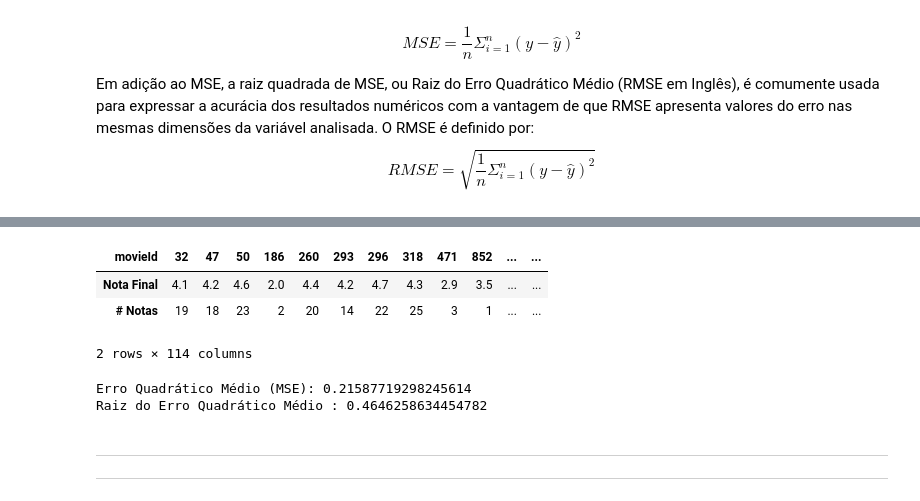
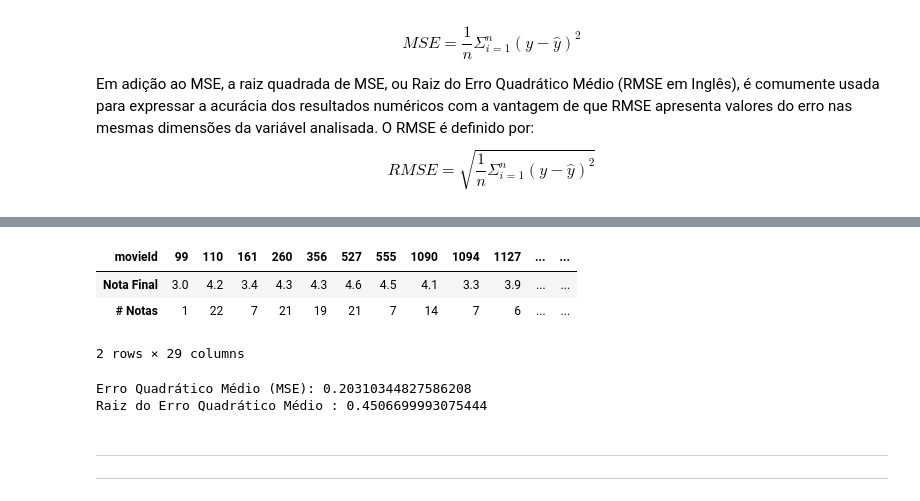
Before and after one commit to xnes/recsys, a Jupyter notebook: rec_sys_apresentacao.ipynb, the cells around one changed output, grey strips where cells are left out. Cells and saved outputs as stored; diff of their text form; code cells hidden in the pictures.

Commit message:
nova função "obter_mais_similares" e item-based

```diff
--- a/rec_sys_apresentacao.ipynb
+++ b/rec_sys_apresentacao.ipynb
@@ -173,10 +173,15 @@ $$r_{xy} =\frac{\sum ^n _{i=1}(x_i - \bar{x})(y_i - \bar{y})}{\sqrt{\sum ^n _{i=
 # %% [markdown]
 ### Pegar os k usuários mais similares ao Target selecionado
 # %%
-def obter_mais_similares(target, matriz_similaridade=users_cosine, matriz_dados=movies_X_users, k = 25):
-    todas_similaridades = matriz_similaridade.loc[target].to_numpy()     #criar um array com a linha do target na matrix de similaridades
-    usuarios_mais_similares = matriz_dados.index[todas_similaridades.argpartition(-k)[-k-1:-1]] #seleciona os k com similaridade mais alta no vetor excluindo ele mesmo
-    return usuarios_mais_similares
+# DEPRECATED: APRESENTAVA ALGUNS ERRROS E VOLTAVA UMA LISTA
+#def obter_mais_similares(target, matriz_similaridade, matriz_dados, k = 25):
+#    todas_similaridades = matriz_similaridade.loc[target].to_numpy()     #criar um array com a linha do target na matrix de similaridades
+#    k_mais_similares = matriz_dados.index[todas_similaridades.argpartition(-k)[-k-1:-1]] #seleciona os k com similaridade mais alta no vetor excluindo ele mesmo
+#    return k_mais_similares
+def obter_mais_similares(target, matriz_similaridade, matriz_dados, k = 25):
+    similares = matriz_similaridade.loc[target].sort_values(ascending=False).drop(target)
+    similares = similares[similares!=0]
+    return similares.iloc[:k]
 # %% [markdown]
 ### Matriz de filmes não vistos pelo usuário target e que receberam notas dos usuários mais similares
 # %%
@@ -210,23 +215,18 @@ $$ nota_ = {\sum coeficienteUsuário * notaUsuário \over \sum coeficienteUsuár
 # %%
-def predizer_notas(target, filmes, matriz_similaridade = users_cosine, matriz_dados = movies_X_users, k=25, min_threshold=0): # min_threshold: qtd mínima de notas para ser considerada ao recomendar um filme
-    #Dataframe com a similaridade_dos_mais_similares: [userId, coeficiente de similaridade]
+def predizer_notas(target, filmes, matriz_similaridade = users_cosine, matriz_dados = movies_X_users, k=25, min_threshold=0):
+                                            # min_threshold: qtd mínima de notas para ser considerada ao recomendar um filme
+    similares = obter_mais_similares(target, matriz_similaridade, matriz_dados, 25)
 
-    similares = obter_mais_similares(target, matriz_similaridade, matriz_dados, 25)
-    similaridade_dos_mais_similares = matriz_similaridade.loc[target,similares]
-
-    #obter_mais_similares(target = 1, k = 25, matriz_similaridade=users_cosine, matriz_dados=movies_X_users):
-
-    #matriz_similares_filmes = movies_X_users.loc[similares
     resultado = pd.DataFrame(columns=filmes, index=['Nota Final', '# Notas'] )
     resultado.columns.name = 'movieId'
     for filme in filmes:
         numerador = 0
         denominador = 0
         qtd_notas = 0
-        for similar in similares:
+        for similar in similares.index:
             nota = matriz_dados.loc[similar,filme]
             if (nota != 0):
-                coeficiente = similaridade_dos_mais_similares[similar]
+                coeficiente = similares[similar]
                 numerador += nota * coeficiente
                 denominador += coeficiente
                 qtd_notas += 1
@@ -292,15 +292,14 @@ rnd_user
 # %%
 rnd_user_id = rnd_user.index.values[0]
 
 filmes_assistidos = listar_filmes_ja_vistos(rnd_user_id, movies_X_users)
-similares = obter_mais_similares(rnd_user_id)
 predicao = predizer_notas(rnd_user_id, filmes_assistidos, users_cosine, movies_X_users, 25, 0)
 predicao
 # %% [output]
-| movieId | 32 | 47 | 50 | 186 | 260 | 293 | 296 | 318 | 471 | 852 | ... | ... |
-| Nota Final | 4.1 | 4.2 | 4.6 | 2.0 | 4.4 | 4.2 | 4.7 | 4.3 | 2.9 | 3.5 | ... | ... |
-| # Notas | 19 | 18 | 23 | 2 | 20 | 14 | 22 | 25 | 3 | 1 | ... | ... |
+| movieId | 99 | 110 | 161 | 260 | 356 | 527 | 555 | 1090 | 1094 | 1127 | ... | ... |
+| Nota Final | 3.0 | 4.2 | 3.4 | 4.3 | 4.3 | 4.6 | 4.5 | 4.1 | 3.3 | 3.9 | ... | ... |
+| # Notas | 1 | 22 | 7 | 21 | 19 | 21 | 7 | 14 | 7 | 6 | ... | ... |
-2 rows × 114 columns
+2 rows × 29 columns
 # %%
 def calcular_rmse(real, previsao):
     mse = sklearn.metrics.mean_squared_error(notasReais, notasPreditas)
@@ -312,8 +311,8 @@ notasReais = rnd_user.values.tolist()[0]
 notasPreditas = predicao.loc["Nota Final"].values.tolist()
 print("Raiz do Erro Quadrático Médio :", calcular_rmse(notasReais, notasPreditas))
 # %% [output]
-Erro Quadrático Médio (MSE): 0.21587719298245614
-Raiz do Erro Quadrático Médio : 0.4646258634454782
+Erro Quadrático Médio (MSE): 0.20310344827586208
+Raiz do Erro Quadrático Médio : 0.4506699993075444
 # %% [markdown]
 ---
 ---
```
Also changed, not shown: parts of 12 cells of this notebook.
